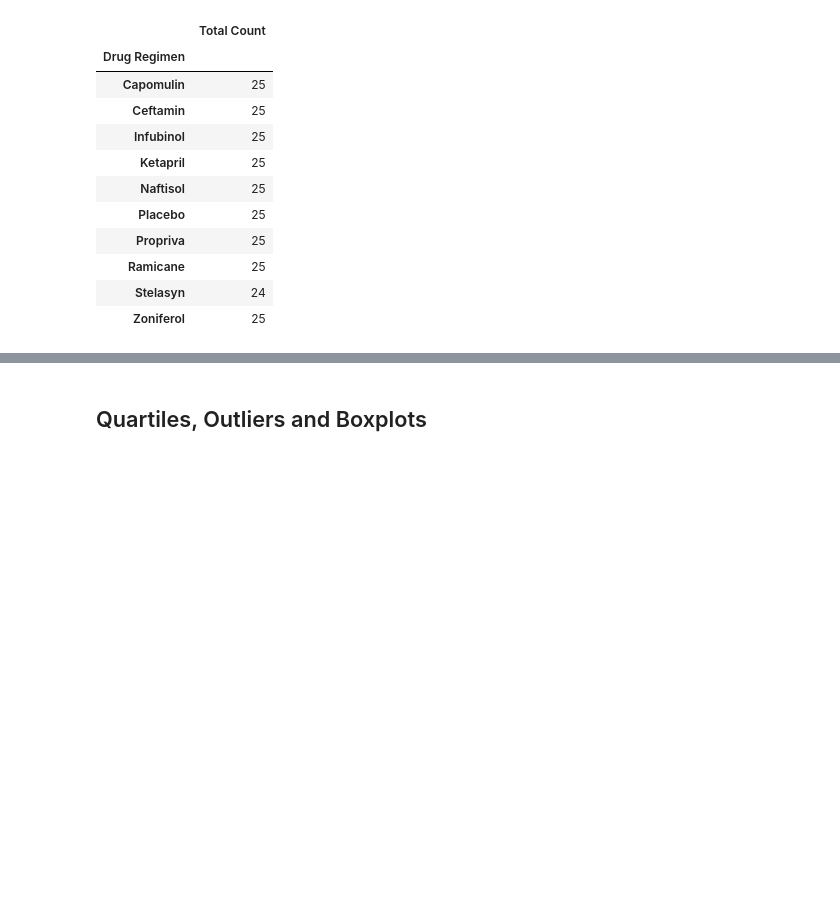
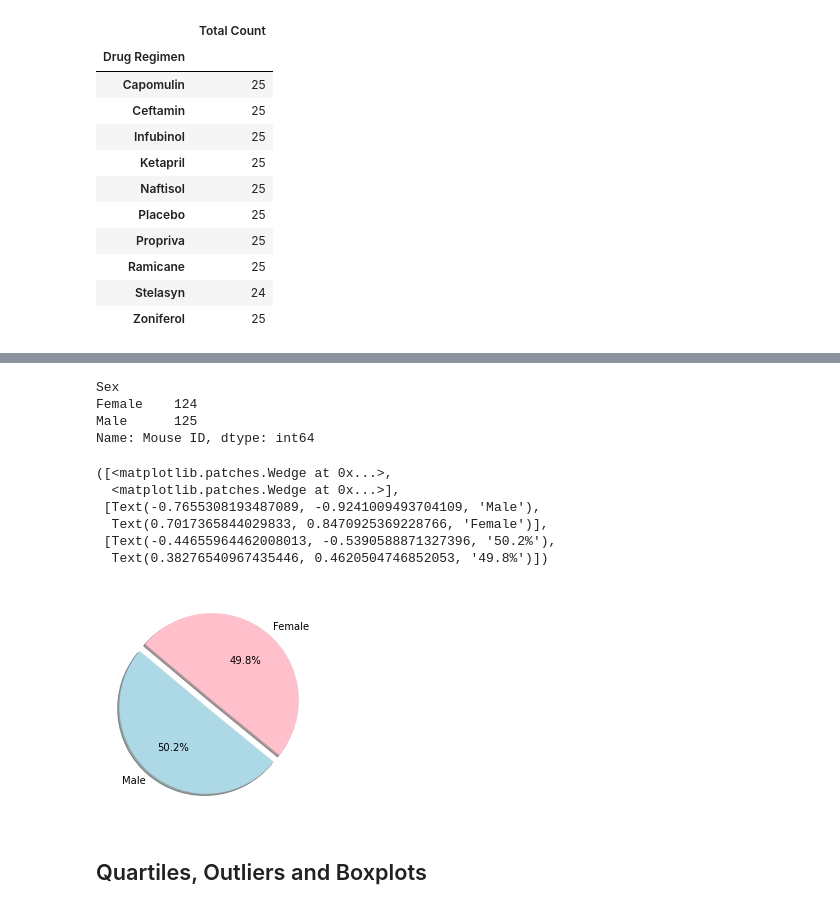
Before and after one commit to Clsegovia23/matplotlib-challenge, a Jupyter notebook: pymaceuticals_starter_hw.ipynb, the cells around one changed output, grey strips where cells are left out. Drawn from its saved outputs; the diff is of its cells as text; code cells hidden in the pictures; blank space fills up the shorter version.

```diff
--- a/pymaceuticals_starter_hw.ipynb
+++ b/pymaceuticals_starter_hw.ipynb
@@ -255,7 +255,30 @@ plt.show()
 # %%
 # Generate a pie plot showing the distribution of female versus male mice using pandas
+
+mice_gender = cleaned_mice_data_df.groupby("Sex")["Mouse ID"].nunique()
+mice_gender
+# %% [output]
+Sex
+Female    124
+Male      125
+Name: Mouse ID, dtype: int64
 # %%
 # Generate a pie plot showing the distribution of female versus male mice using pyplot
+
+labels = ["Male", "Female"]
+size = [125,124]
+colors = ["lightblue", "pink"]
+explode = (0.1, 0)
+
+plt.pie(size, explode=explode, labels=labels,colors=colors, autopct= "%1.1f%%", shadow=True, startangle=140)
+# %% [output]
+([<matplotlib.patches.Wedge at 0x...>,
+  <matplotlib.patches.Wedge at 0x...>],
+ [Text(-0.7655308193487089, -0.9241009493704109, 'Male'),
+  Text(0.7017365844029833, 0.8470925369228766, 'Female')],
+ [Text(-0.44655964462008013, -0.5390588871327396, '50.2%'),
+  Text(0.38276540967435446, 0.4620504746852053, '49.8%')])
+[figure, added]
 # %% [markdown]
 ## Quartiles, Outliers and Boxplots
 # %%
```
Also changed, not shown: parts of 1 cell of this notebook.
